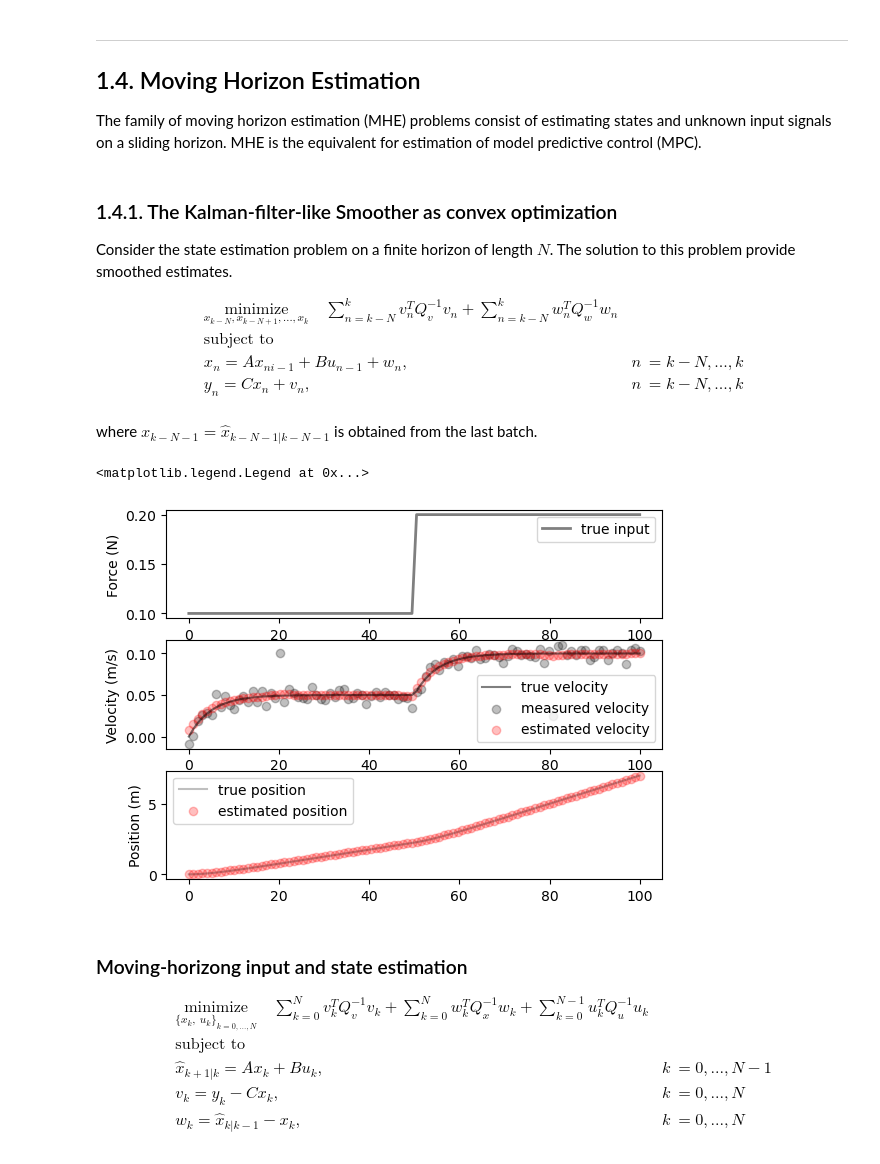
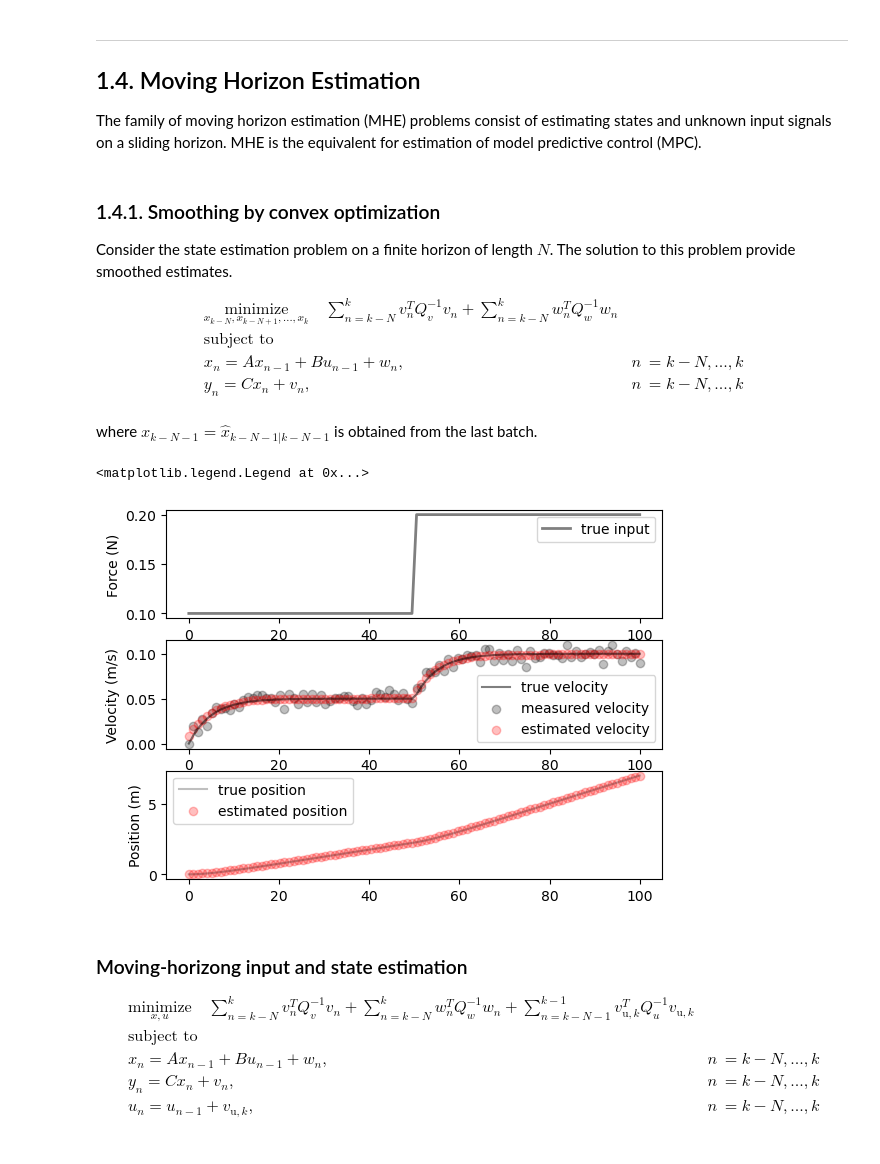
Before and after one commit to mmanngard/VirtualSensors, a Jupyter notebook: notebooks/virtual_sensing_introduction.ipynb, the cells around one changed output. Saved outputs shown, nothing was run; the diff lists cells and outputs as text; code cells hidden in the pictures.

```diff
--- a/notebooks/virtual_sensing_introduction.ipynb
+++ b/notebooks/virtual_sensing_introduction.ipynb
@@ -617,23 +644,23 @@ u = cp.Variable((n_inputs,1), complex=False)
 
 # covariance matrices
 Q_v = 0.005*np.eye(n_outputs)
-Q_x = 0.001*np.eye(n_states)
+Q_w = 0.001*np.eye(n_states)
 Q_u = 1*np.eye(n_inputs)
 # compute inverces
 Q_v_inv = np.linalg.inv(Q_v)
-Q_x_inv = np.linalg.inv(Q_x)
+Q_w_inv = np.linalg.inv(Q_w)
 Q_u_inv = np.linalg.inv(Q_u)
 
-def cvx_SISE(y_k, xhat, Q_v_inv, Q_x_inv, Q_u_inv):
+def cvx_SISE(y_k, xhat, Q_v_inv, Q_w_inv, Q_u_inv):
     '''Simultaneous input and state estimation (SISE) formualtion as a convex optimization problem where
     y: The mesuremente vector y_k
     xhat: Is the state estimate from previous iteration \hat{x}_{k-1|k-1}
     u: The input signal u_{k-1}
-    Q_v, Q_x: Are the measurement error and state prediction error covariance matrices.
+    Q_v, Q_w: Are the measurement error and state prediction error covariance matrices.
 
     '''
     # define objective function
-    objective = cp.Minimize( cp.quad_form( y_k - C@x, Q_v_inv ) + cp.quad_form( A@xhat + B@u - x , Q_x_inv ) + cp.quad_form( u , Q_u_inv ))
+    objective = cp.Minimize( cp.quad_form( y_k - C@x, Q_v_inv ) + cp.quad_form( A@xhat + B@u - x , Q_w_inv ) + cp.quad_form( u , Q_u_inv ))
 
     # define constraints
     constraints = []
@@ -649,7 +676,7 @@ xhat = np.array([[0], [0]])
 x_est = xhat
 u_est = np.array([])
 for k, y_k in enumerate(y):
-    xhat, uhat = cvx_SISE(y_k, xhat, Q_v_inv, Q_x_inv, Q_u_inv)
+    xhat, uhat = cvx_SISE(y_k, xhat, Q_v_inv, Q_w_inv, Q_u_inv)
     x_est = np.append(x_est, xhat)
     u_est = np.append(u_est, uhat)
 x_est = np.reshape(x_est, (-1,2))
@@ -709,23 +736,24 @@ v_u = cp.Variable((n_inputs,1), complex=False)
 
 # covariance matrices
 Q_v = 0.005*np.eye(n_outputs)
-Q_x = 0.0001*np.eye(n_states)
+Q_w = 0.0001*np.eye(n_states)
 Q_u = 0.05*np.eye(n_inputs)
+
 # compute inverces
 Q_v_inv = np.linalg.inv(Q_v)
-Q_x_inv = np.linalg.inv(Q_x)
+Q_w_inv = np.linalg.inv(Q_w)
 Q_u_inv = np.linalg.inv(Q_u)
 
-def cvx_SISE(y, xhat, uhat, Q_v_inv, Q_x_inv, Q_u_inv):
+def cvx_SISE(y, xhat, uhat, Q_v_inv, Q_w_inv, Q_u_inv):
     '''Simultaneous input and state estimation (SISE) formualtion as a convex optimization problem where
     y: The mesuremente vector y_k
     xhat: Is the state estimate from previous iteration \hat{x}_{k-1|k-1}
     u: The input signal u_{k-1}
-    Q_v, Q_x: Are the measurement error and state prediction error covariance matrices.
+    Q_v, Q_w: Are the measurement error and state prediction error covariance matrices.
 
     '''
     # define objective function
-    objective = cp.Minimize( cp.quad_form( y - C@x, Q_v_inv ) + cp.quad_form( A@xhat + B@u - x , Q_x_inv ) + cp.quad_form( v_u , Q_u_inv ))
+    objective = cp.Minimize( cp.quad_form( y - C@x, Q_v_inv ) + cp.quad_form( A@xhat + B@u - x , Q_w_inv ) + cp.quad_form( v_u , Q_u_inv ))
 
     # define constraints
     constraints = [
@@ -744,7 +772,7 @@ uhat = 0
 x_est = xhat
 u_est = np.array([])
 for k, y_k in enumerate(y):
-    xhat, uhat = cvx_SISE(y_k, xhat, uhat, Q_v_inv, Q_x_inv, Q_u_inv)
+    xhat, uhat = cvx_SISE(y_k, xhat, uhat, Q_v_inv, Q_w_inv, Q_u_inv)
     x_est = np.append(x_est, xhat)
     u_est = np.append(u_est, uhat)
 x_est = np.reshape(x_est, (-1,2))
@@ -753,7 +781,7 @@ x_est = np.reshape(x_est, (-1,2))
 fig, axs = plt.subplots(3)
 #axs[0].plot(t, u,'k', alpha=0.5, linewidth=2, label='true input')
 axs[0].plot(t, u0,'k', alpha=0.5, linewidth=2, label='true input')
-axs[0].plot(tout,u_est,color='r', alpha=0.5, label='estimated input')
+axs[0].scatter(tout,u_est,color='r', alpha=0.5, label='estimated input')
 axs[0].set_ylabel('Force (N)')
 axs[0].legend()
 axs[1].plot(tout, xout[:,1], color='k', alpha=0.5, label='true velocity')
@@ -794,24 +822,24 @@ where $Q_\Delta$ represente the covariance of the second difference.
 ## 1.4. Moving Horizon Estimation
 The family of moving horizon estimation (MHE) problems consist of estimating states and unknown input signals on a sliding horizon. MHE is the equivalent for estimation of model predictive control (MPC).
 # %% [markdown]
-### 1.4.1. The Kalman-filter-like Smoother as convex optimization
+### 1.4.1. Smoothing by convex optimization
 Consider the state estimation problem on a finite horizon of length $N$. The solution to this problem provide smoothed estimates.
 
 \begin{align*}
     &\underset{x_{k-N},x_{k-N+1},...,x_k}{\mathrm{minimize}} \quad \sum_{n=k-N}^{k} v_n^T Q_v^{-1} v_n + \sum_{n=k-N}^{k} w_n^T Q_w^{-1} w_n \\
     &\text{subject to} \\
-    &x_{n} = Ax_{ni-1} + Bu_{n-1} + w_n, &n&=k-N,...,k \\
+    &x_{n} = Ax_{n-1} + Bu_{n-1} + w_n, &n&=k-N,...,k \\
     &y_n = Cx_n + v_n, &n&=k-N,...,k \\
 \end{align*}
 
 where $x_{k-N-1} = \hat{x}_{k-N-1|k-N-1}$ is obtained from the last batch.
 # %%
 y = y_no_outlier
-y[20] = 0.1
-y[80] = 0.025
+#y[20] = 0.1
+#y[80] = 0.025
 u = u0
 
-HORIZON_LENGTH = 4
+HORIZON_LENGTH = 20
 DATA_LENGTH, = np.shape(y)
 
 n_states = 2
@@ -858,51 +886,49 @@ def cvx_MHE(y, u, xhat, Q_v_inv, Q_w_inv, HORIZON_LENGTH):
     prob.solve()
     return x.value
 
-x0 = np.zeros(n_states)
 xhat = np.zeros( (n_states,DATA_LENGTH) )
 #x_est = np.array([])
 for i in range( DATA_LENGTH - HORIZON_LENGTH + 1):
     #sliding horizon
     y_horizon = y[i:i+HORIZON_LENGTH].reshape(-1,1)
     u_horizon = u[i:i+HORIZON_LENGTH].reshape(-1,1)
-    #print(i,'xhat: ', xhat, np.shape(xhat))
-    #print(i,'y: ', y_horizon, np.shape(y_horizon))
-    #print(i,'u: ', u_horizon, np.shape(u_horizon))
+
     if i == 0:
-        xhat_horizon = cvx_MHE(y_horizon, u_horizon, x0, Q_v_inv, Q_w_inv, HORIZON_LENGTH)
+        # first iteration use x0 as initial state estimate
+        xhat_horizon = cvx_MHE(y_horizon, u_horizon, xhat[:,i], Q_v_inv, Q_w_inv, HORIZON_LENGTH)
     else:
         xhat_horizon = cvx_MHE(y_horizon, u_horizon, xhat[:,i-1], Q_v_inv, Q_w_inv, HORIZON_LENGTH)
 
     if i == DATA_LENGTH - HORIZON_LENGTH:
-        #append last horizon
+        #append the last horizon
         xhat[:,-HORIZON_LENGTH:] = xhat_horizon
     else:
         xhat[:,i] = xhat_horizon[:,0]
 
 # plot result
 fig, axs = plt.subplots(3)
 axs[0].plot(t, u0,'k', alpha=0.5, linewidth=2, label='true input')
 axs[0].set_ylabel('Force (N)')
 axs[0].legend()
 axs[1].plot(tout, xout[:,1], color='k', alpha=0.5, label='true velocity')
 axs[1].scatter(tout, y, alpha=0.25, color='k', edgecolor=None, label='measured velocity')
 axs[1].scatter(t, xhat[1,:], alpha=0.25, color='r', edgecolor=None, label='estimated velocity')
 axs[1].set_ylabel('Velocity (m/s)')
 axs[1].legend()
 axs[2].plot(tout, xout[:,0], color='k', alpha=0.25, label='true position')
 axs[2].scatter(t, xhat[0,:], alpha=0.25, color='r', edgecolor=None, label='estimated position')
 axs[2].set_ylabel('Position (m)')
 axs[2].legend()
 # %% [output]
 <matplotlib.legend.Legend at 0x...>
-[figure, old version]
+[figure, new version]
 # %% [markdown]
 ### Moving-horizong input and state estimation
 
 \begin{align*}
-    &\underset{\{x_k,~u_k\}_{k=0,...,N}}{\mathrm{minimize}} \quad \sum_{k=0}^{N} v_k^T Q_v^{-1} v_k + \sum_{k=0}^{N} w_k^T Q_x^{-1} w_k + \sum_{k=0}^{N-1} u_k^T Q_u^{-1} u_k \\
+    &\underset{ x, u  }{\mathrm{minimize}} \quad \sum_{n=k-N}^{k} v_n^T Q_v^{-1} v_n + \sum_{n=k-N}^{k} w_n^T Q_w^{-1} w_n + \sum_{n=k-N-1}^{k-1} v_{\mathrm{u},k}^T Q_u^{-1} v_{\mathrm{u},k} \\
     &\text{subject to} \\
-    &\hat{x}_{k+1|k} = Ax_{k} + Bu_{k}, &k&=0,...,N-1 \\
-    &v_k = y_k - Cx_k, &k&=0,...,N \\
-    &w_k = \hat{x}_{k|k-1} - x_k, &k&=0,...,N
+    &x_{n} = Ax_{n-1} + Bu_{n-1} + w_n, &n&=k-N,...,k \\
+    &y_n = Cx_n + v_n, &n&=k-N,...,k \\
+    &u_n = u_{n-1} + v_{\mathrm{u},k}, &n&=k-N,...,k \\
 \end{align*}
```
Also changed, not shown: parts of 14 cells of this notebook.
